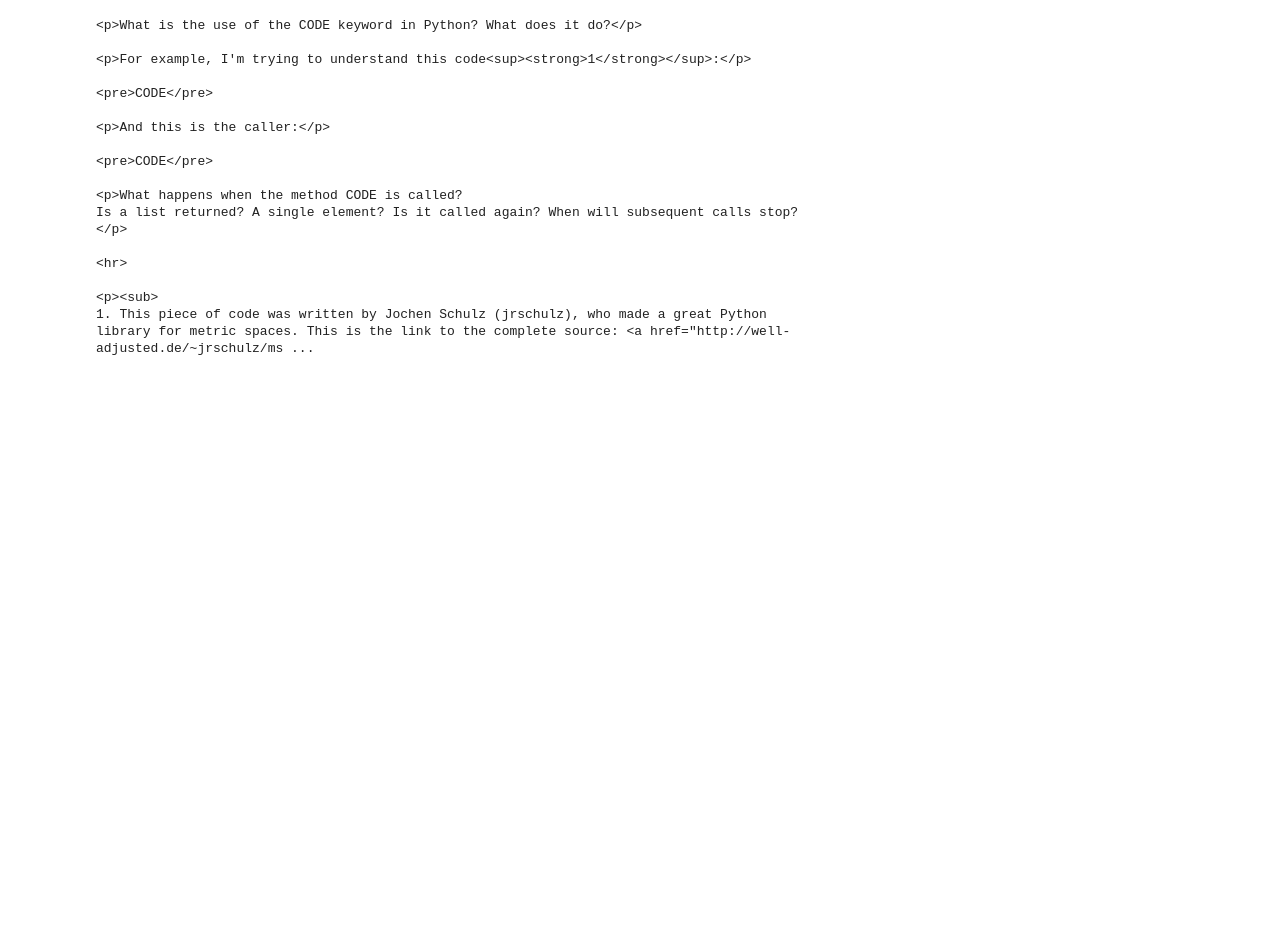
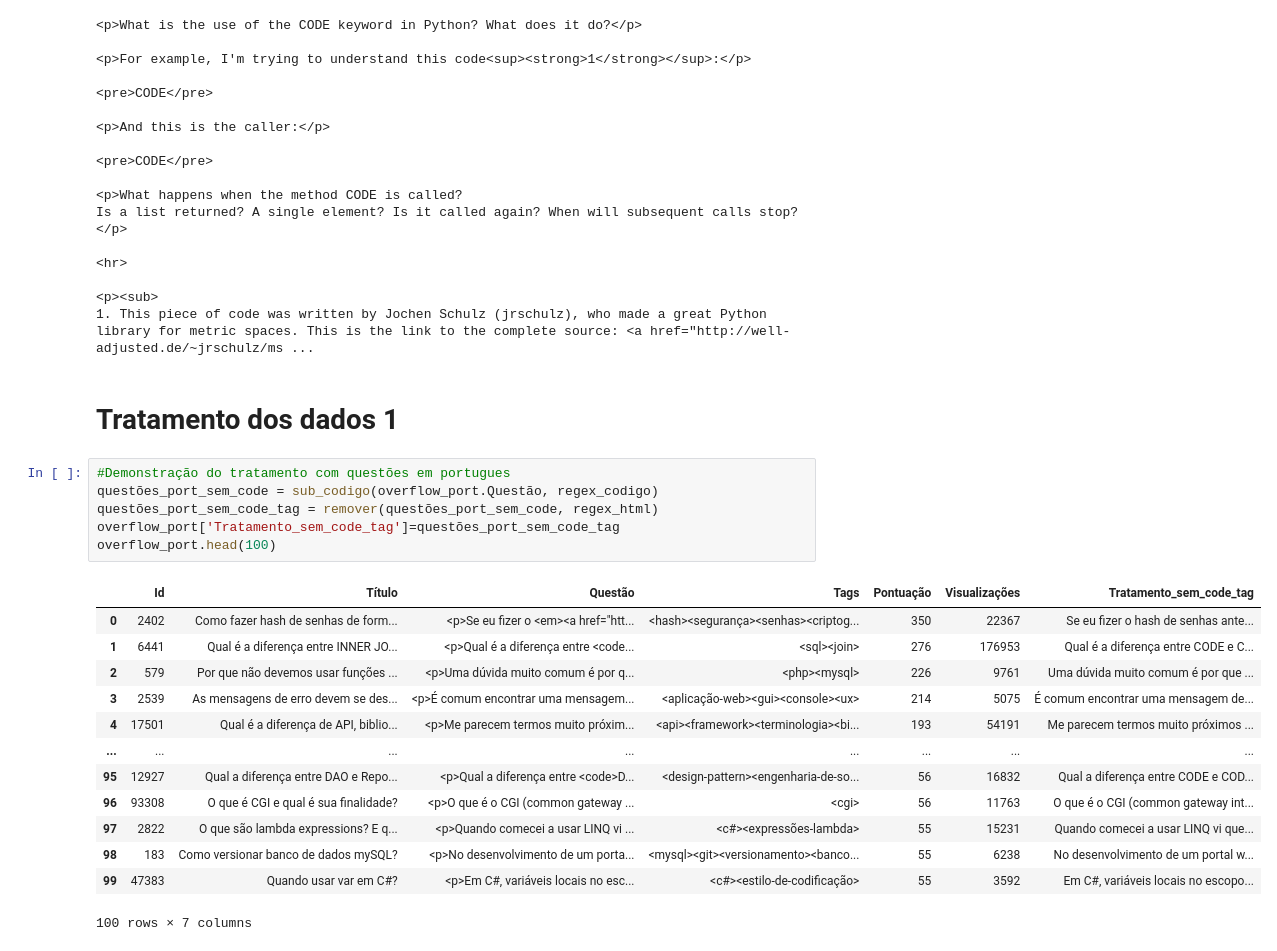
Before and after one commit to J0hnV1ct0r/Formacao_ML_Avancada_Alura, a Jupyter notebook: ModelosDeLinguagemAlura.ipynb, the cells around one changed output. Drawn from its saved outputs; the diff is of its cells as text; blank space fills up the shorter version.

Commit message:
Implementção do primeiro tratamento utilizando os dois filtros existentes

```diff
--- a/ModelosDeLinguagemAlura.ipynb
+++ b/ModelosDeLinguagemAlura.ipynb
@@ -221,3 +221,25 @@ Is a list returned? A single element? Is it called again? When will subsequent c
 
 <p><sub>
 1. This piece of code was written by Jochen Schulz (jrschulz), who made a great Python library for metric spaces. This is the link to the complete source: <a href="http://well-adjusted.de/~jrschulz/ms ...
+# %% [markdown]
+# Tratamento dos dados 1
+# %%
+#Demonstração do tratamento com questões em portugues
+questões_port_sem_code = sub_codigo(overflow_port.Questão, regex_codigo)
+questões_port_sem_code_tag = remover(questões_port_sem_code, regex_html)
+overflow_port['Tratamento_sem_code_tag']=questões_port_sem_code_tag
+overflow_port.head(100)
+# %% [output]
+|  | Id | Título | Questão | Tags | Pontuação | Visualizações | Tratamento_sem_code_tag |
+| 0 | 2402 | Como fazer hash de senhas de form... | <p>Se eu fizer o <em><a href="htt... | <hash><segurança><senhas><criptog... | 350 | 22367 | Se eu fizer o hash de senhas ante... |
+| 1 | 6441 | Qual é a diferença entre INNER JO... | <p>Qual é a diferença entre <code... | <sql><join> | 276 | 176953 | Qual é a diferença entre CODE e C... |
+| 2 | 579 | Por que não devemos usar funções ... | <p>Uma dúvida muito comum é por q... | <php><mysql> | 226 | 9761 | Uma dúvida muito comum é por que ... |
+| 3 | 2539 | As mensagens de erro devem se des... | <p>É comum encontrar uma mensagem... | <aplicação-web><gui><console><ux> | 214 | 5075 | É comum encontrar uma mensagem de... |
+| 4 | 17501 | Qual é a diferença de API, biblio... | <p>Me parecem termos muito próxim... | <api><framework><terminologia><bi... | 193 | 54191 | Me parecem termos muito próximos ... |
+| ... | ... | ... | ... | ... | ... | ... | ... |
+| 95 | 12927 | Qual a diferença entre DAO e Repo... | <p>Qual a diferença entre <code>D... | <design-pattern><engenharia-de-so... | 56 | 16832 | Qual a diferença entre CODE e COD... |
+| 96 | 93308 | O que é CGI e qual é sua finalidade? | <p>O que é o CGI (common gateway ... | <cgi> | 56 | 11763 | O que é o CGI (common gateway int... |
+| 97 | 2822 | O que são lambda expressions? E q... | <p>Quando comecei a usar LINQ vi ... | <c#><expressões-lambda> | 55 | 15231 | Quando comecei a usar LINQ vi que... |
+| 98 | 183 | Como versionar banco de dados mySQL? | <p>No desenvolvimento de um porta... | <mysql><git><versionamento><banco... | 55 | 6238 | No desenvolvimento de um portal w... |
+| 99 | 47383 | Quando usar var em C#? | <p>Em C#, variáveis locais no esc... | <c#><estilo-de-codificação> | 55 | 3592 | Em C#, variáveis locais no escopo... |
+100 rows × 7 columns
```
Also changed, not shown: parts of 3 cells of this notebook.
